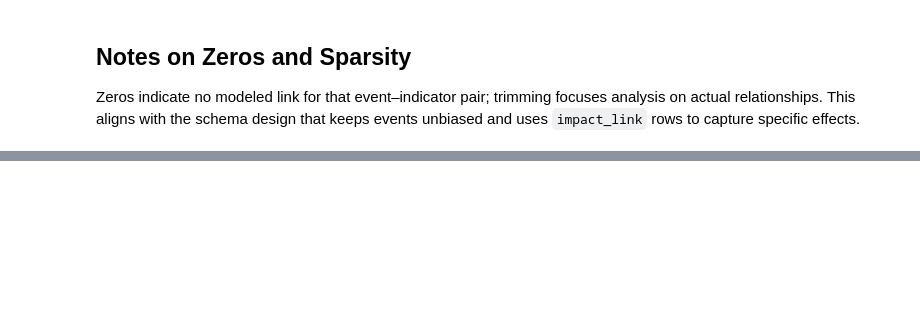
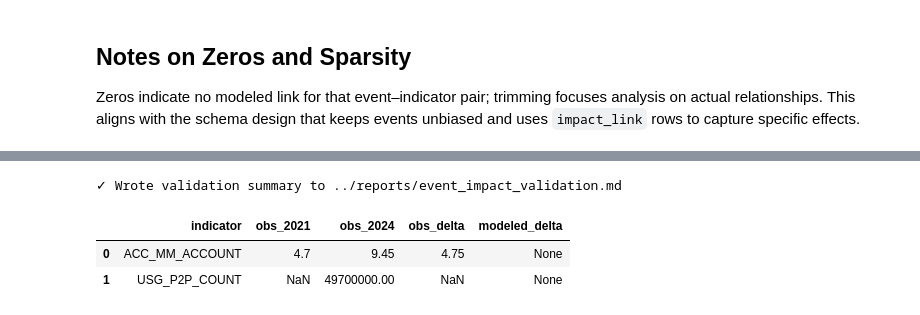
Before and after one commit to hann2004/ethiopia-fi-forecast, a Jupyter notebook: notebooks/03_event_impact_modeling.ipynb, the cells around one changed output, grey strips where cells are left out. Saved outputs shown, nothing was run; the diff lists cells and outputs as text; code cells hidden in the pictures; blank space fills up the shorter version.

```diff
--- a/notebooks/03_event_impact_modeling.ipynb
+++ b/notebooks/03_event_impact_modeling.ipynb
@@ -398,0 +269,80 @@ assoc.head()
+# %%
+from pathlib import Path
+import pandas as pd
+
+# Prepare simple validation summary for ACC_MM_ACCOUNT and USG_P2P_COUNT
+val_rows = []
+# ACC_MM_ACCOUNT observed delta 2021->2024
+obs_mm = observations[observations['indicator_code']=='ACC_MM_ACCOUNT'].copy()
+obs_mm['observation_date'] = pd.to_datetime(obs_mm['observation_date'], errors='coerce')
+obs_mm = obs_mm.dropna(subset=['observation_date'])
+if not obs_mm.empty:
+    obs_2021 = obs_mm.loc[obs_mm['observation_date'].dt.year==2021, 'value_numeric'].mean()
+    obs_2024 = obs_mm.loc[obs_mm['observation_date'].dt.year==2024, 'value_numeric'].mean()
+    obs_delta = None if pd.isna(obs_2021) or pd.isna(obs_2024) else (obs_2024 - obs_2021)
+else:
+    # fallback to Findex points
+    obs_2021, obs_2024, obs_delta = 4.7, 9.45, 9.45-4.7
+
+# Modeled delta from indicator timeline (if available)
+modeled_delta = None
+if 'ACC_MM_ACCOUNT' in (indicator_timelines or {}):
+    tl = indicator_timelines['ACC_MM_ACCOUNT']
+    def pick(yr):
+        try:
+            idx = tl.index[tl.index.get_indexer([pd.Timestamp(f'{yr}-12-31')], method='nearest')[0]]
+            return float(tl.loc[idx])
+        except Exception:
+            return None
+    m2021, m2024 = pick(2021), pick(2024)
+    modeled_delta = None if (m2021 is None or m2024 is None) else (m2024 - m2021)
+
+val_rows.append({'indicator':'ACC_MM_ACCOUNT','obs_2021':obs_2021,'obs_2024':obs_2024,'obs_delta':obs_delta,'modeled_delta':modeled_delta})
+
+# USG_P2P_COUNT, compute annual sum if present
+obs_p2p = observations[observations['indicator_code']=='USG_P2P_COUNT'].copy()
+obs_p2p['observation_date'] = pd.to_datetime(obs_p2p['observation_date'], errors='coerce')
+obs_p2p = obs_p2p.dropna(subset=['observation_date'])
+if not obs_p2p.empty:
+    ysum = obs_p2p.groupby(obs_p2p['observation_date'].dt.year)['value_numeric'].sum()
+    p2021 = ysum.get(2021)
+    p2024 = ysum.get(2024)
+    pdelta = None if (p2021 is None or p2024 is None) else (p2024 - p2021)
+else:
+    p2021, p2024, pdelta = None, None, None
+
+p_modeled_delta = None
+if 'USG_P2P_COUNT' in (indicator_timelines or {}):
+    tl = indicator_timelines['USG_P2P_COUNT']
+    def pick(yr):
+        try:
+            idx = tl.index[tl.index.get_indexer([pd.Timestamp(f'{yr}-12-31')], method='nearest')[0]]
+            return float(tl.loc[idx])
+        except Exception:
+            return None
+    m2021, m2024 = pick(2021), pick(2024)
+    p_modeled_delta = None if (m2021 is None or m2024 is None) else (m2024 - m2021)
+
+val_rows.append({'indicator':'USG_P2P_COUNT','obs_2021':p2021,'obs_2024':p2024,'obs_delta':pdelta,'modeled_delta':p_modeled_delta})
+
+val_df = pd.DataFrame(val_rows)
+
+md_lines = ["# Event Impact Validation Summary"]
+for _, r in val_df.iterrows():
+    md_lines.extend([
+        f"\n## {r['indicator']}",
+        f"- Observed 2021: {r['obs_2021']}",
+        f"- Observed 2024: {r['obs_2024']}",
+        f"- Observed delta: {r['obs_delta']}",
+        f"- Modeled delta (ramp sum): {r['modeled_delta']}",
+    ])
+
+outp = Path('../reports/event_impact_validation.md')
+outp.write_text('\n'.join(md_lines), encoding='utf-8')
+print(f"✓ Wrote validation summary to {outp}")
+val_df
+# %% [output]
+✓ Wrote validation summary to ../reports/event_impact_validation.md
+|  | indicator | obs_2021 | obs_2024 | obs_delta | modeled_delta |
+| 0 | ACC_MM_ACCOUNT | 4.7 | 9.45 | 4.75 | None |
+| 1 | USG_P2P_COUNT | NaN | 49700000.00 | NaN | None |
```
Also changed, not shown: parts of 14 cells of this notebook, 2 other files.
